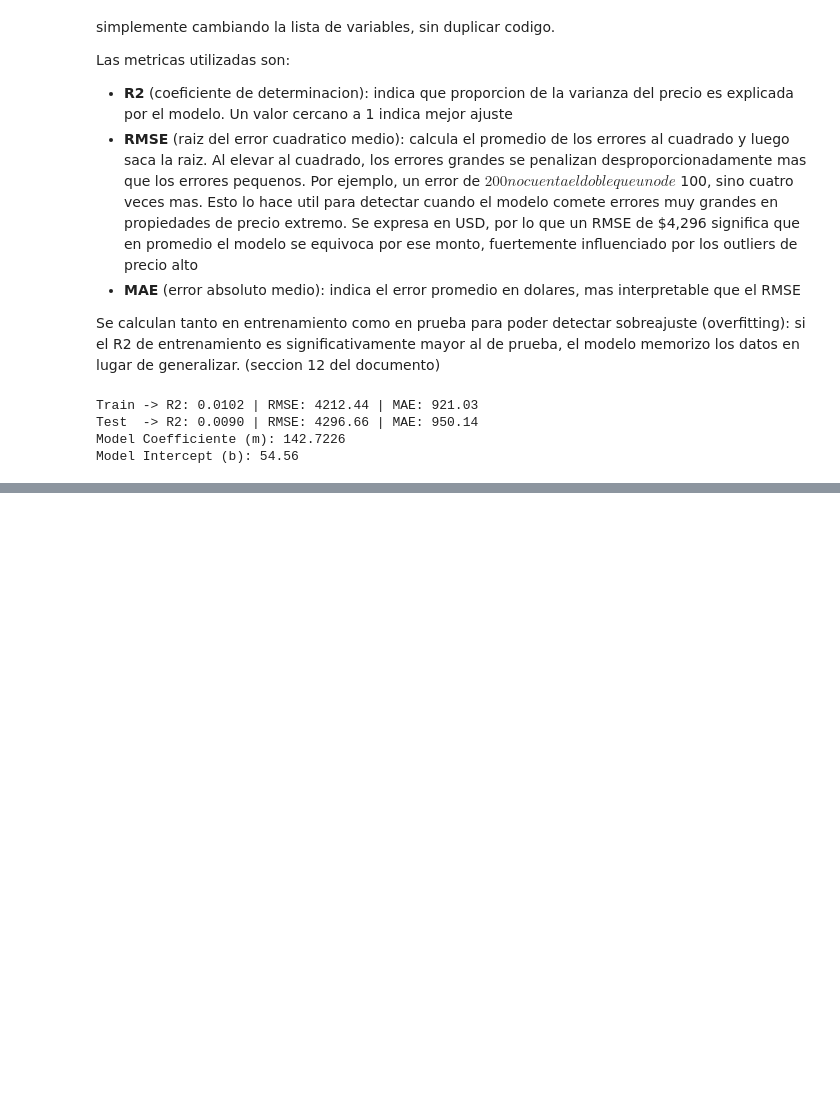
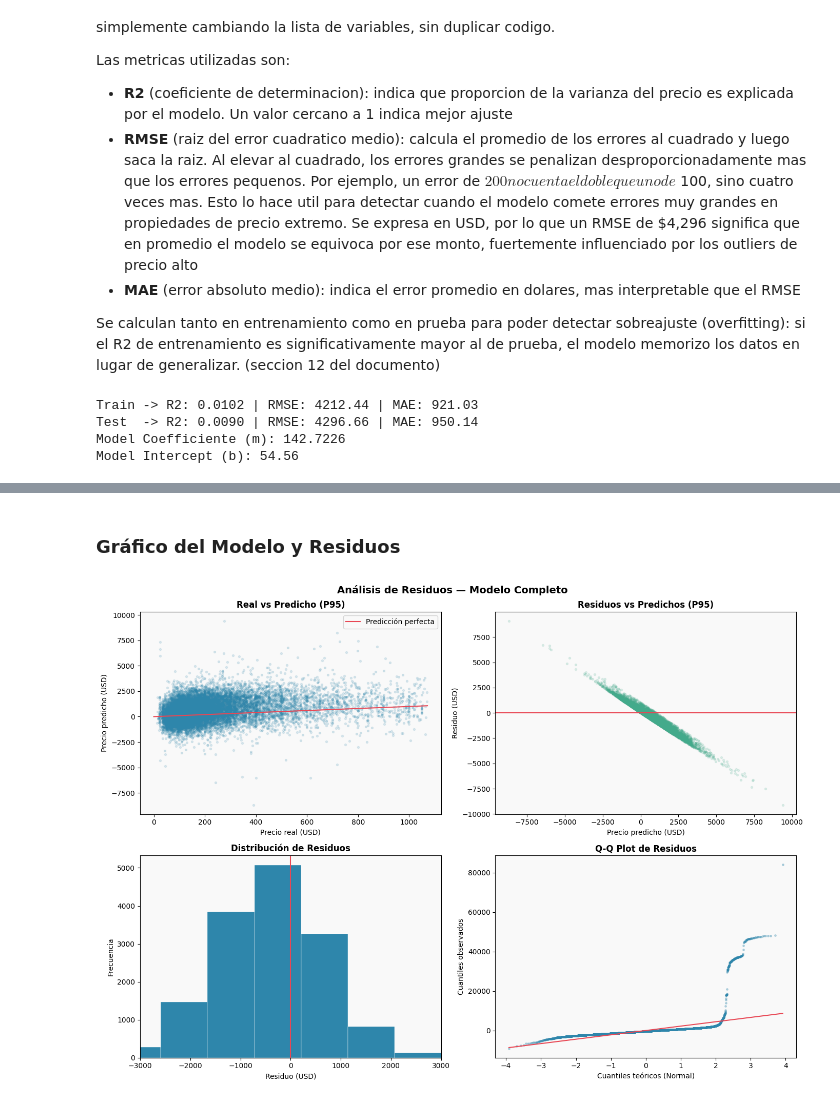
Before and after one commit to fabianpradod/lab3-mineria, a Jupyter notebook: mod/smartStay_regression.ipynb, the cells around one changed output, grey strips where cells are left out. Saved outputs shown, nothing was run; the diff lists cells and outputs as text; code cells hidden in the pictures; blank space fills up the shorter version.

```diff
--- a/mod/smartStay_regression.ipynb
+++ b/mod/smartStay_regression.ipynb
@@ -724,0 +729,9 @@ Model Intercept (b): 54.56
+# %%
+# Todas las variables numericas disponibles (incluye one-hot de room_type y city)
+all_numeric_features = X_train.select_dtypes(include=np.number).columns.tolist()
+zero_var = [c for c in all_numeric_features if X_train[c].std() == 0]
+all_numeric_features = [c for c in all_numeric_features if c not in zero_var]
+
+print(f"Variables en el modelo completo: {len(all_numeric_features)}")
+
+results_full = run_regression(all_numeric_features, X_train, X_test, y_train, y_test)
@@ -724,0 +759,54 @@ Model Intercept (b): 54.56
+# %% [markdown]
+### Gráfico del Modelo y Residuos
+# %%
+import scipy.stats as stats
+
+y_pred_test_full  = results_full['y_pred_test']
+y_pred_train_full = results_full['y_pred_train']
+residuals_full    = y_test.values - y_pred_test_full
+
+p95 = y_test.quantile(0.95)
+mask = y_test.values <= p95
+
+fig, axes = plt.subplots(2, 2, figsize=(14, 10))
+
+# 1. Real vs Predicho
+axes[0,0].scatter(y_test.values[mask], y_pred_test_full[mask],
+                  alpha=0.15, s=8, color='#2E86AB')
+axes[0,0].plot([0, p95], [0, p95], color='#E84855', linewidth=1.5, label='Predicción perfecta')
+axes[0,0].set_title('Real vs Predicho (P95)', fontweight='bold')
+axes[0,0].set_xlabel('Precio real (USD)')
+axes[0,0].set_ylabel('Precio predicho (USD)')
+axes[0,0].legend()
+
+# 2. Residuos vs Predichos
+axes[0,1].scatter(y_pred_test_full[mask], residuals_full[mask],
+                  alpha=0.15, s=8, color='#43AA8B')
+axes[0,1].axhline(0, color='#E84855', linewidth=1.5)
+axes[0,1].set_title('Residuos vs Predichos (P95)', fontweight='bold')
+axes[0,1].set_xlabel('Precio predicho (USD)')
+axes[0,1].set_ylabel('Residuo (USD)')
+
+# 3. Histograma de residuos
+axes[1,0].hist(residuals_full, bins=100, color='#2E86AB', edgecolor='white', linewidth=0.3)
+axes[1,0].axvline(0, color='#E84855', linewidth=1.5)
+axes[1,0].set_xlim(-3000, 3000)
+axes[1,0].set_title('Distribución de Residuos', fontweight='bold')
+axes[1,0].set_xlabel('Residuo (USD)')
+axes[1,0].set_ylabel('Frecuencia')
+
+# 4. Q-Q plot
+(osm, osr), (slope, intercept, r) = stats.probplot(residuals_full, dist='norm')
+axes[1,1].scatter(osm, osr, alpha=0.3, s=6, color='#2E86AB')
+axes[1,1].plot(osm, slope * np.array(osm) + intercept, color='#E84855', linewidth=1.5)
+axes[1,1].set_title('Q-Q Plot de Residuos', fontweight='bold')
+axes[1,1].set_xlabel('Cuantiles teóricos (Normal)')
+axes[1,1].set_ylabel('Cuantiles observados')
+
+for ax in axes.flatten():
+    ax.grid(False)
+plt.suptitle('Análisis de Residuos — Modelo Completo', fontsize=14, fontweight='bold')
+plt.tight_layout()
+plt.show()
+# %% [output]
+[figure, added]
```
Also changed, not shown: parts of 23 cells of this notebook.
